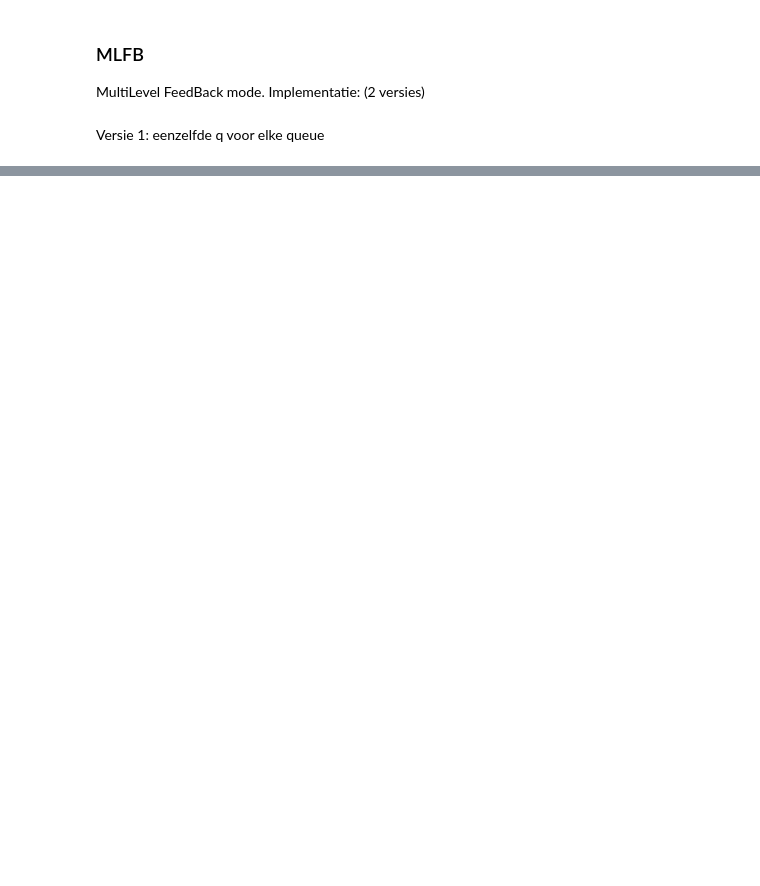
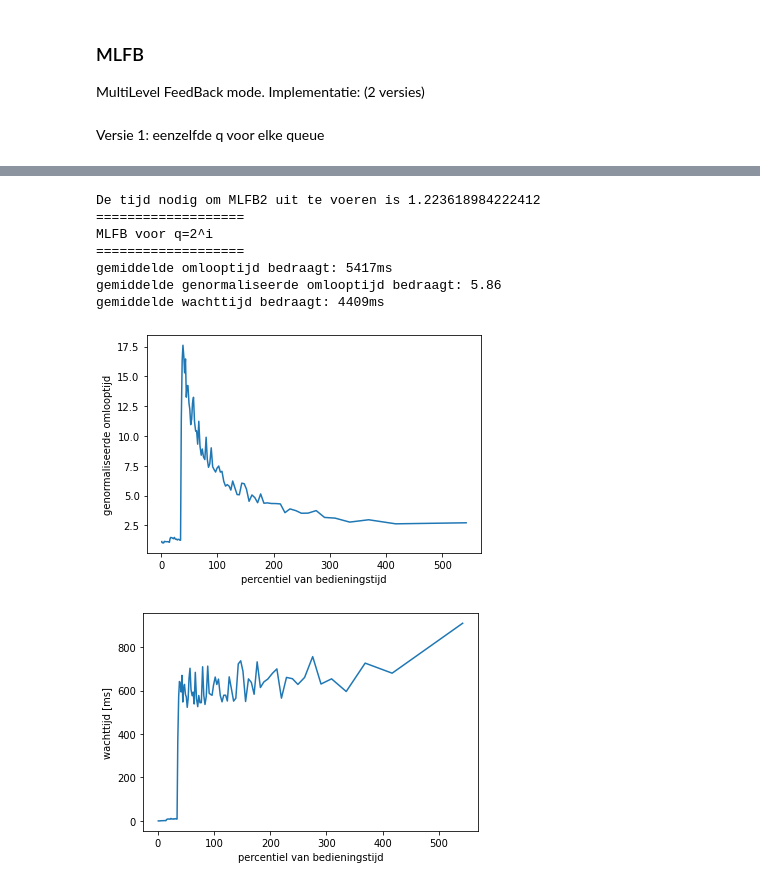
Before and after one commit to GPeeters/Besturingssystemen-2, a Jupyter notebook: process_scheduler.ipynb, the cells around one changed output, grey strips where cells are left out. Saved outputs shown, nothing was run; the diff lists cells and outputs as text; code cells hidden in the pictures; blank space fills up the shorter version.

```diff
--- a/process_scheduler.ipynb
+++ b/process_scheduler.ipynb
@@ -826,6 +904,8 @@ def Q2(queue, q, df, level, t):
 
 
 def MLFB2(df, q0, q1, q2, q3, q4):
+    tijd = time.time()
+
     df_mlfb = df.copy()
     df_mlfb["starttime"] = -1
     df_mlfb["waittime"] = 0
@@ -965,30 +1045,43 @@ def MLFB2(df, q0, q1, q2, q3, q4):
             move = False
 
     while queue3:
         [done, queue3, df_mlfb, t] = Q2(queue3, q3, df_mlfb, 3, t)
 
         # daar waar nodig doorschuiven naar volgende queue:
         if move:
             queue4.append(queue3.pop(0))
             move = False
 
     while queue4:
         # deze queue moet gewoon blijven uitvoeren als een RR queue
         [done, queue4, df_mlfb, t] = Q2(queue4, q4, df_mlfb, 4, t)
 
         if move:
             queue4.append(queue4.pop(0))
             move = False
 
 
     # Als de queue volledig is afgewerkt doen we nog de laatste berekeningen:
     ## we stellen de wait time bij, wacht tijd - start tijd - service tijd komt overeen met de tijd gespendeerd in wacht na de start
     df_mlfb["waittime"] = df_mlfb["waittime"] + (df_mlfb["endtime"] - df_mlfb["starttime"] - df_mlfb["servicetime"])
     ## we berekenen de TAT zoals gezien in de les: service time + wait time
     df_mlfb["TAT"] = df_mlfb["servicetime"] + df_mlfb["waittime"]
     ## idem voor de genormaliseerde TAT:
     df_mlfb["normTAT"] = df_mlfb["TAT"]/df_mlfb["servicetime"]
 
+    elapsed = str(time.time()-tijd)
+    print("De tijd nodig om MLFB2 uit te voeren is " + elapsed)
+
     return df_mlfb
 
 evaluate(MLFB2(df_20000,5,10,20,40,80), "MLFB voor q=2^i")
+# %% [output]
+De tijd nodig om MLFB2 uit te voeren is 1.223618984222412
+===================
+MLFB voor q=2^i
+===================
+gemiddelde omlooptijd bedraagt: 5417ms
+gemiddelde genormaliseerde omlooptijd bedraagt: 5.86
+gemiddelde wachttijd bedraagt: 4409ms
+[figure, added]
+[figure, added]
```
Also changed, not shown: parts of 12 cells of this notebook, 6 other files.
